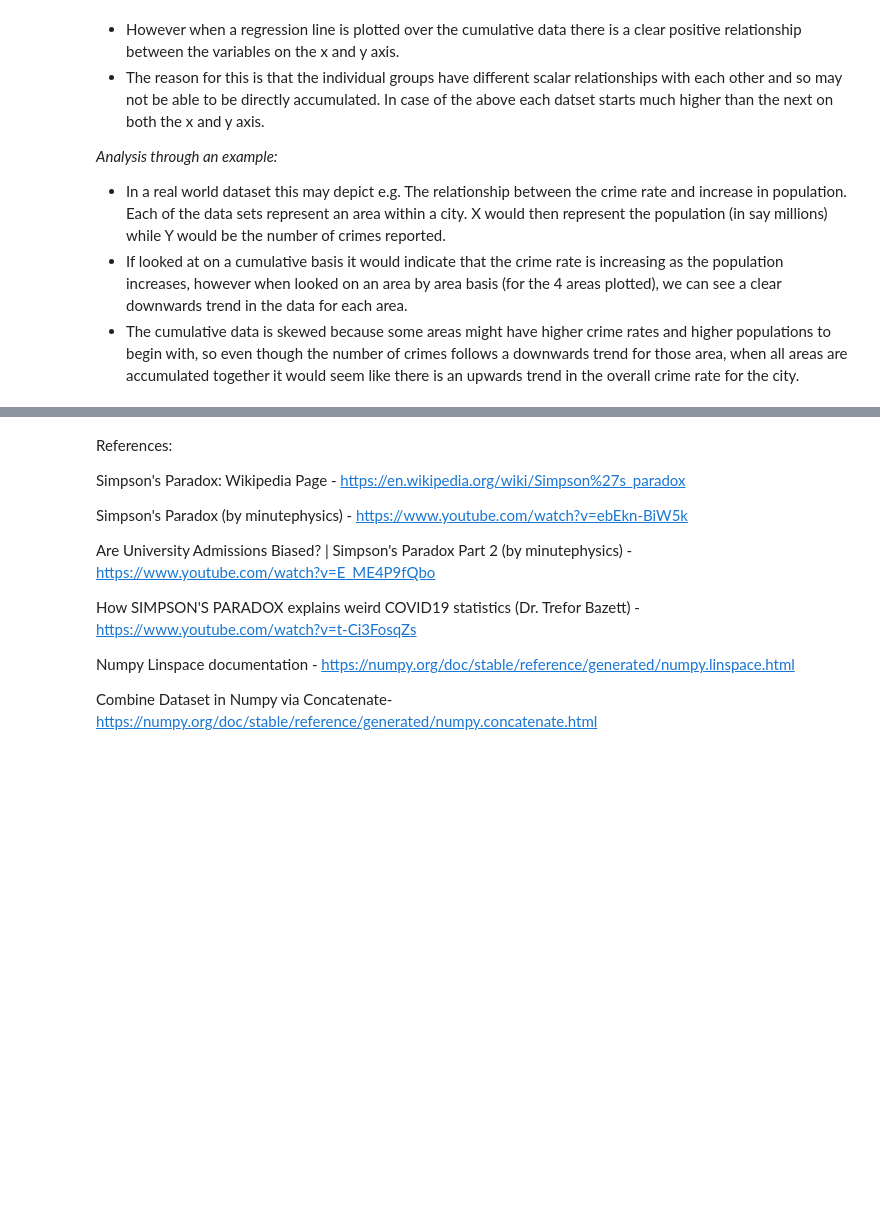
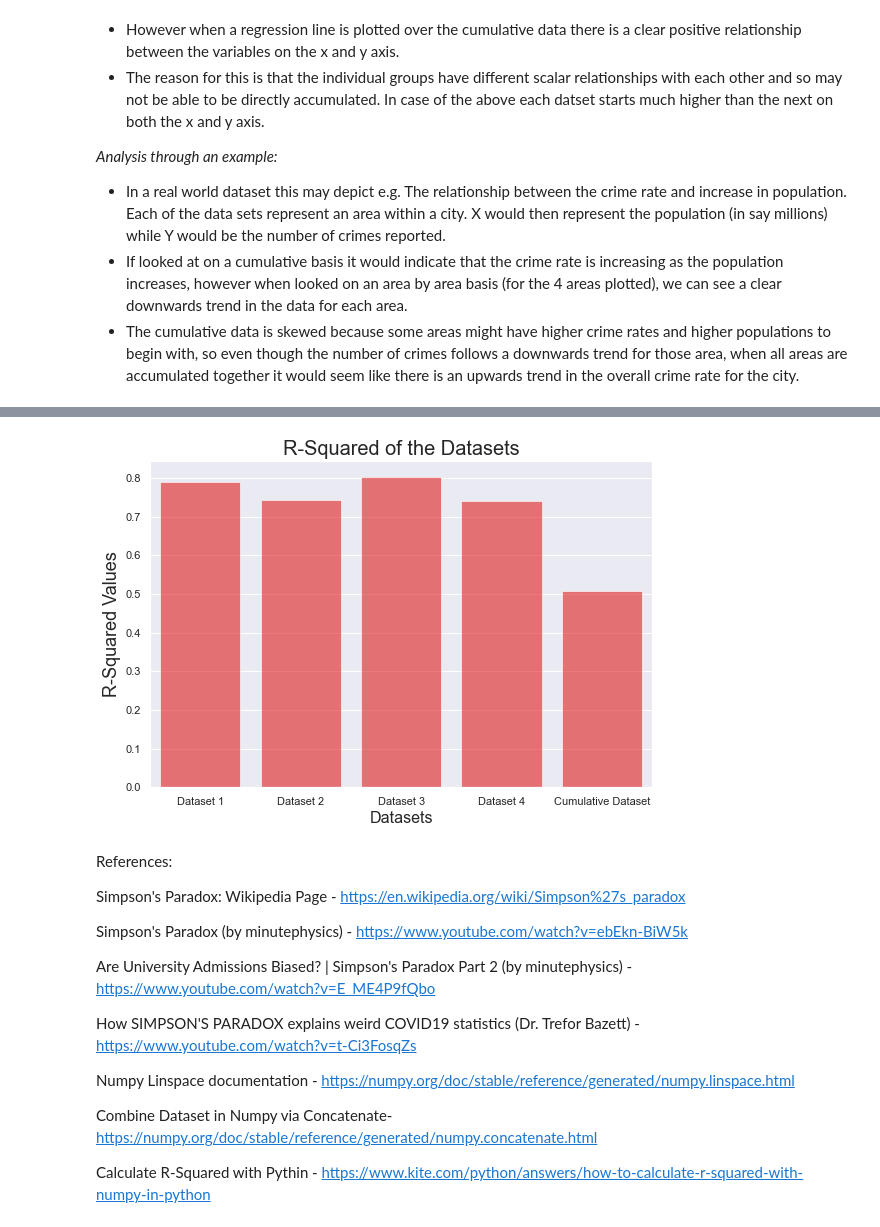
Before and after one commit to dssheldon/foda-tasks-sds, a Jupyter notebook: FoDA - Tasks 2020.ipynb, the cells around one changed output, grey strips where cells are left out. Cells and saved outputs as stored; diff of their text form; code cells hidden in the pictures; blank space fills up the shorter version.

```diff
--- a/FoDA - Tasks 2020.ipynb
+++ b/FoDA - Tasks 2020.ipynb
@@ -683,3 +693,25 @@ A number of observations can be made about the above data:
+# %%
+from pylab import rcParams
+
+r_sq_1 = ((np.corrcoef(x1,y1)[0,1])**2)
+r_sq_2 = ((np.corrcoef(x2,y2)[0,1])**2)
+r_sq_3 = ((np.corrcoef(x3,y3)[0,1])**2)
+r_sq_4 = ((np.corrcoef(x4,y4)[0,1])**2)
+r_sq_cum = ((np.corrcoef(x_cum,y_cum)[0,1])**2)
+
+a = [r_sq_1, r_sq_2, r_sq_3, r_sq_4, r_sq_cum]
+sns.barplot(['Dataset 1','Dataset 2','Dataset 3','Dataset 4','Cumulative Dataset'], a, color='red', alpha=0.6)
+
+
+
+sns.set(rc={'figure.figsize':(9,6)})
+plt.title("R-Squared of the Datasets", fontsize=20)
+plt.xlabel('Datasets', fontsize=16)
+plt.ylabel('R-Squared Values', fontsize=18)
+
+plt.show()
+# %% [output]
+[figure, added]
 # %% [markdown]
 References:
 
@@ -694,3 +726,5 @@ How SIMPSON'S PARADOX explains weird COVID19 statistics (Dr. Trefor Bazett) - ht
 Numpy Linspace documentation - https://numpy.org/doc/stable/reference/generated/numpy.linspace.html
 
 Combine Dataset in Numpy via Concatenate- https://numpy.org/doc/stable/reference/generated/numpy.concatenate.html
+
+Calculate R-Squared with Pythin - https://www.kite.com/python/answers/how-to-calculate-r-squared-with-numpy-in-python
```
Also changed, not shown: parts of 2 cells of this notebook.
